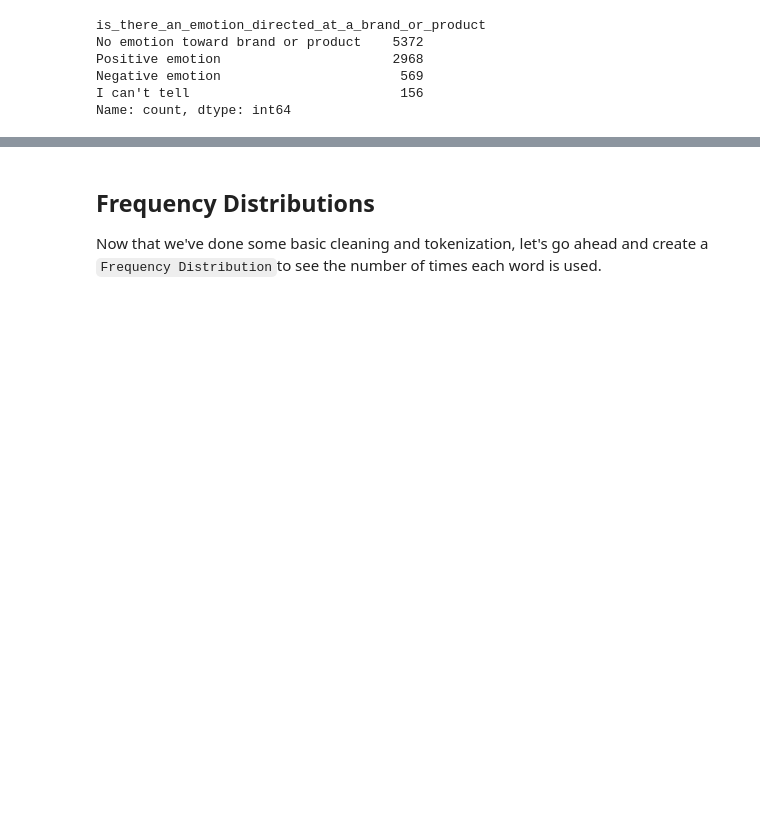
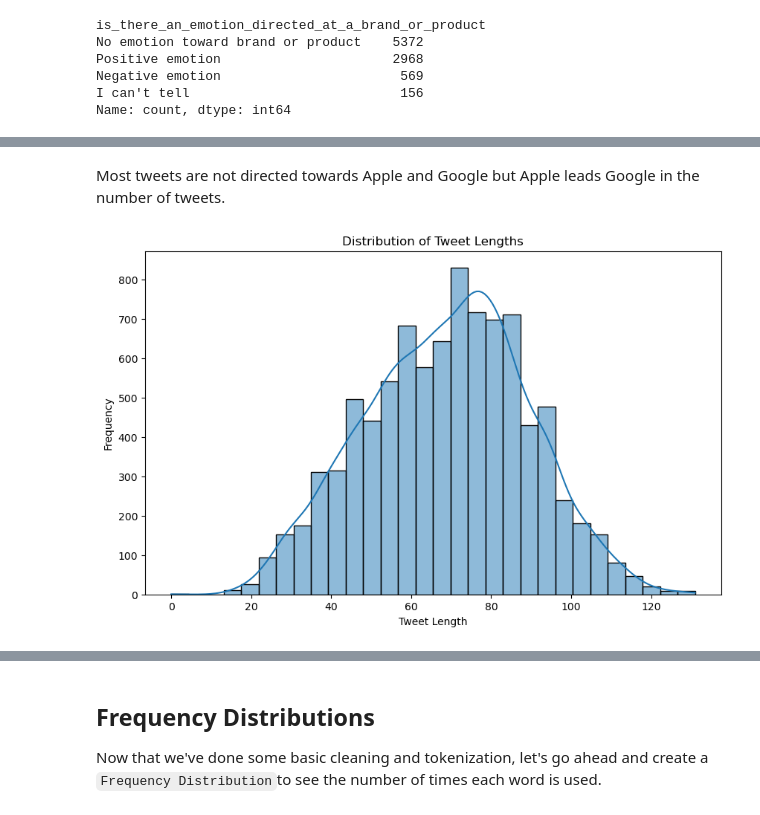
Before and after one commit to zippy345/Tweets_Group_8_project, a Jupyter notebook: Tweet_sentiment_analysis.ipynb, the cells around one changed output, grey strips where cells are left out. Cells and saved outputs as stored; diff of their text form; code cells hidden in the pictures; blank space fills up the shorter version.

```diff
--- a/Tweet_sentiment_analysis.ipynb
+++ b/Tweet_sentiment_analysis.ipynb
@@ -279,0 +333,12 @@ tweet_df.head()
+# %% [markdown]
+Most tweets are not directed towards Apple and Google but Apple leads Google in the number of tweets.
+# %%
+# Tweet length distribution
+plt.figure(figsize = (10, 6))
+sns.histplot(tweet_df['text_length'], bins = 30, kde = True)
+plt.title('Distribution of Tweet Lengths')
+plt.xlabel('Tweet Length')
+plt.ylabel('Frequency')
+plt.show()
+# %% [output]
+[figure, added]
```
Also changed, not shown: parts of 37 cells of this notebook.
